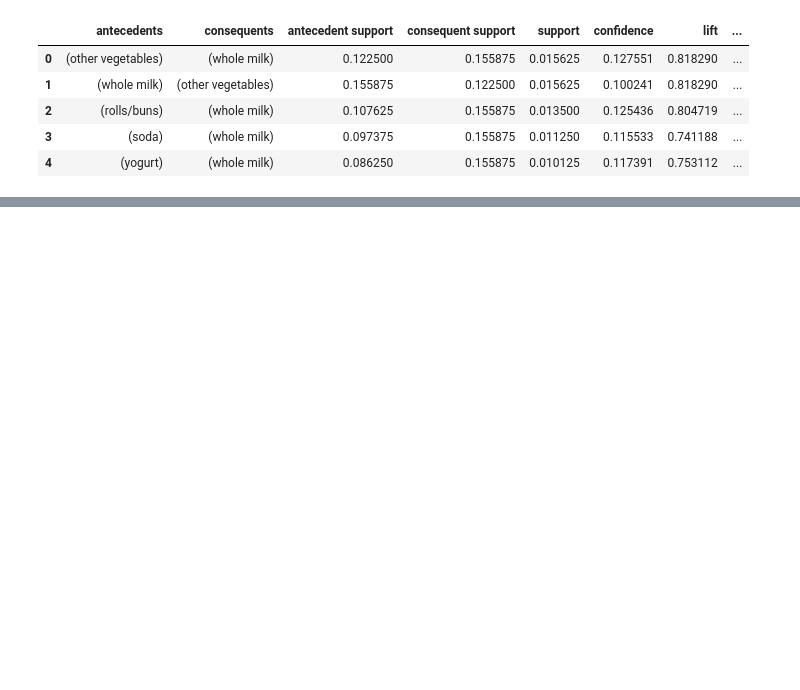
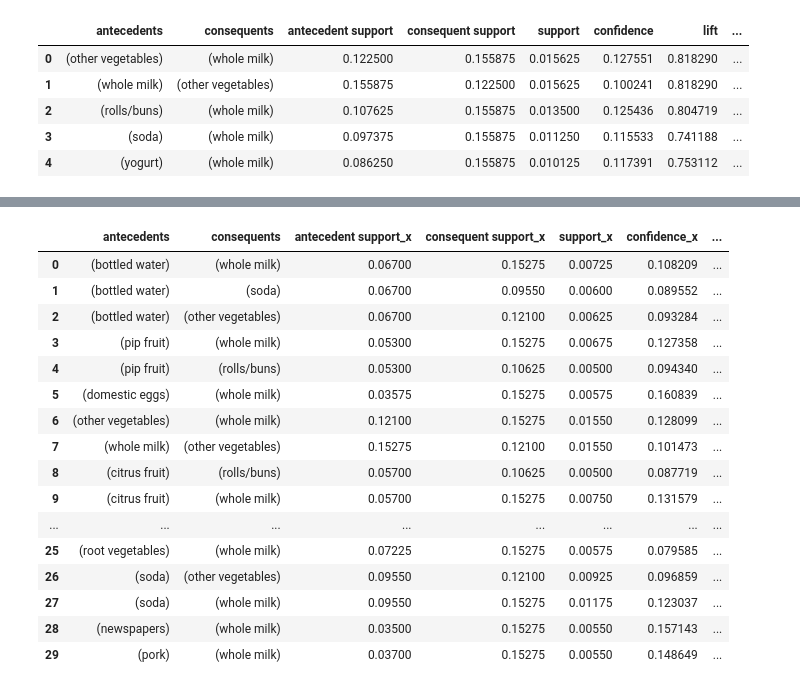
Before and after one commit to Shaheer99Ahmed/Association_Analysis, a Jupyter notebook: Association_analysis.ipynb, the cells around one changed output, grey strips where cells are left out. Drawn from its saved outputs; the diff is of its cells as text; code cells hidden in the pictures; blank space fills up the shorter version.

```diff
--- a/Association_analysis.ipynb
+++ b/Association_analysis.ipynb
@@ -47,0 +122,20 @@ assoc_rules
+# %%
+pd.merge(rules_dataset1, rules_dataset2, on=['antecedents', 'consequents'])
+# %% [output]
+|  | antecedents | consequents | antecedent support_x | consequent support_x | support_x | confidence_x | ... |
+| 0 | (bottled water) | (whole milk) | 0.06700 | 0.15275 | 0.00725 | 0.108209 | ... |
+| 1 | (bottled water) | (soda) | 0.06700 | 0.09550 | 0.00600 | 0.089552 | ... |
+| 2 | (bottled water) | (other vegetables) | 0.06700 | 0.12100 | 0.00625 | 0.093284 | ... |
+| 3 | (pip fruit) | (whole milk) | 0.05300 | 0.15275 | 0.00675 | 0.127358 | ... |
+| 4 | (pip fruit) | (rolls/buns) | 0.05300 | 0.10625 | 0.00500 | 0.094340 | ... |
+| 5 | (domestic eggs) | (whole milk) | 0.03575 | 0.15275 | 0.00575 | 0.160839 | ... |
+| 6 | (other vegetables) | (whole milk) | 0.12100 | 0.15275 | 0.01550 | 0.128099 | ... |
+| 7 | (whole milk) | (other vegetables) | 0.15275 | 0.12100 | 0.01550 | 0.101473 | ... |
+| 8 | (citrus fruit) | (rolls/buns) | 0.05700 | 0.10625 | 0.00500 | 0.087719 | ... |
+| 9 | (citrus fruit) | (whole milk) | 0.05700 | 0.15275 | 0.00750 | 0.131579 | ... |
+| ... | ... | ... | ... | ... | ... | ... | ... |
+| 25 | (root vegetables) | (whole milk) | 0.07225 | 0.15275 | 0.00575 | 0.079585 | ... |
+| 26 | (soda) | (other vegetables) | 0.09550 | 0.12100 | 0.00925 | 0.096859 | ... |
+| 27 | (soda) | (whole milk) | 0.09550 | 0.15275 | 0.01175 | 0.123037 | ... |
+| 28 | (newspapers) | (whole milk) | 0.03500 | 0.15275 | 0.00550 | 0.157143 | ... |
+| 29 | (pork) | (whole milk) | 0.03700 | 0.15275 | 0.00550 | 0.148649 | ... |
```
Also changed, not shown: parts of 11 cells of this notebook.
